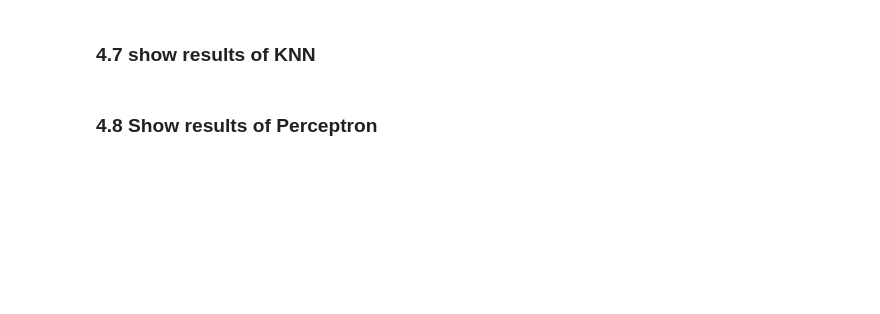
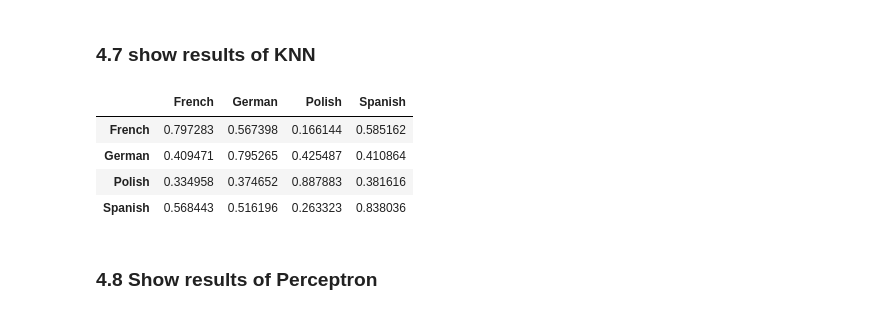
Before and after one commit to NinaNusb/-Morphology-Gender-assignment, a Jupyter notebook: notebooks/main.ipynb, the cells around one changed output. Drawn from its saved outputs; the diff is of its cells as text; code cells hidden in the pictures; blank space fills up the shorter version.

```diff
--- a/notebooks/main.ipynb
+++ b/notebooks/main.ipynb
@@ -289,3 +376,3 @@ def multi_train_per_lang_shuffle(df, max_length):
 # %%
-shuffled = multi_train_per_lang_shuffle(reduced_df, 4)
+shuffled = multi_train_per_lang_shuffle(reduced_df, 3)
 shuffled
@@ -294,8 +399,14 @@ shuffled
 # %%
 knn_shuffle_res = shuffled['KNN']
 knn_shuffle_df = pd.DataFrame(knn_shuffle_res)
-knn_shuffle_df.to_csv('../data/knn_res_lang_shuffle_4_encoding.csv') # save as csv
+knn_shuffle_df.to_csv('../data/knn_res_lang_shuffle_3_encoding.csv') # save as csv
 knn_shuffle_df
+# %% [output]
+|  | French | German | Polish | Spanish |
+| French | 0.797283 | 0.567398 | 0.166144 | 0.585162 |
+| German | 0.409471 | 0.795265 | 0.425487 | 0.410864 |
+| Polish | 0.334958 | 0.374652 | 0.887883 | 0.381616 |
+| Spanish | 0.568443 | 0.516196 | 0.263323 | 0.838036 |
 # %% [markdown]
 ### 4.8 Show results of Perceptron
 # %%
```
Also changed, not shown: parts of 18 cells of this notebook.
